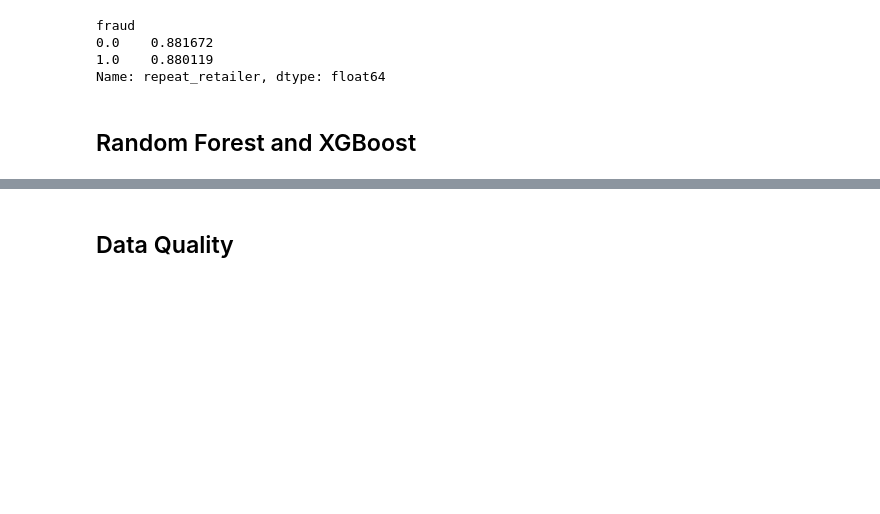
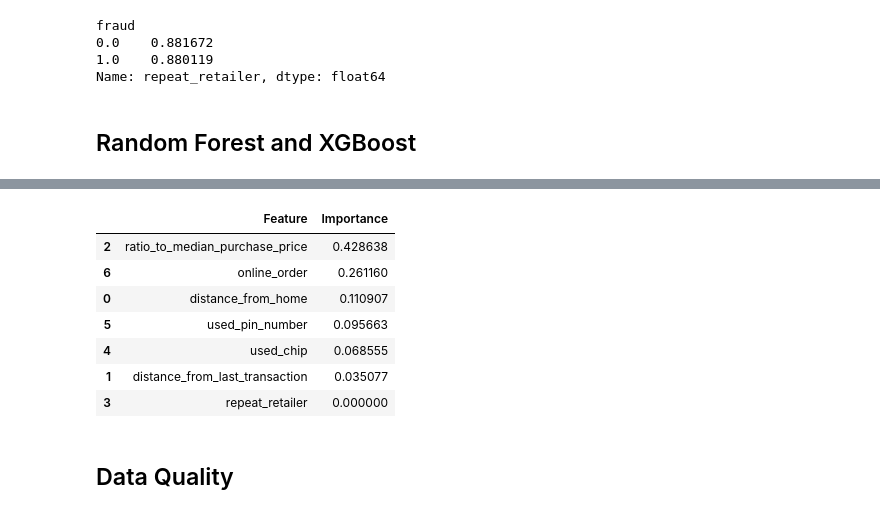
Before and after one commit to djadczak956/ds-3010-credit-card-fraud, a Jupyter notebook: dj_exploratory.ipynb, the cells around one changed output, grey strips where cells are left out. Cells and saved outputs as stored; diff of their text form; code cells hidden in the pictures; blank space fills up the shorter version.

```diff
--- a/dj_exploratory.ipynb
+++ b/dj_exploratory.ipynb
@@ -227,2 +301,20 @@ XGBoost Confusion Matrix:
+# %%
+import pandas as pd
+
+importances = pd.DataFrame({
+    "Feature": X.columns,
+    "Importance": tree_model.feature_importances_
+}).sort_values(by="Importance", ascending=False)
+
+importances
+# %% [output]
+|  | Feature | Importance |
+| 2 | ratio_to_median_purchase_price | 0.428638 |
+| 6 | online_order | 0.261160 |
+| 0 | distance_from_home | 0.110907 |
+| 5 | used_pin_number | 0.095663 |
+| 4 | used_chip | 0.068555 |
+| 1 | distance_from_last_transaction | 0.035077 |
+| 3 | repeat_retailer | 0.000000 |
 # %% [markdown]
 ## Data Quality
```
Also changed, not shown: parts of 7 cells of this notebook.
